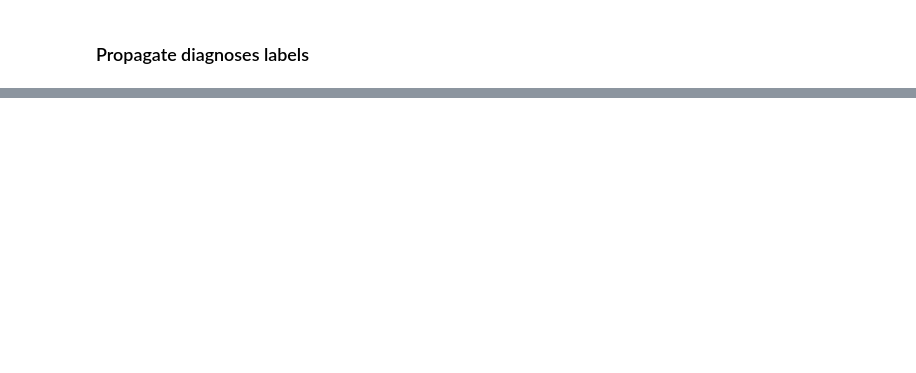
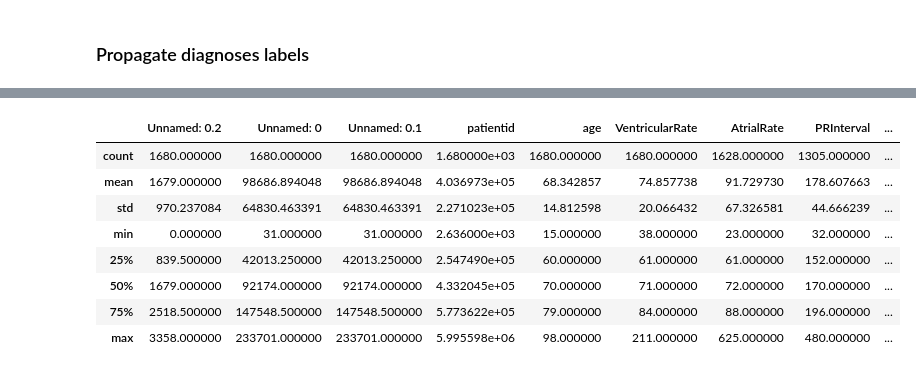
Before and after one commit to HeartWise-AI/DeepECG_Preprocess, a Jupyter notebook: DeepECG_GetFiles.ipynb, the cells around one changed output, grey strips where cells are left out. Cells and saved outputs as stored; diff of their text form; code cells hidden in the pictures; blank space fills up the shorter version.

```diff
--- a/DeepECG_GetFiles.ipynb
+++ b/DeepECG_GetFiles.ipynb
@@ -776,2 +978,14 @@ Columns in df1 that are not in df2: {'Diag', 'RestingECG_Diagnosis_DiagnosisStat
 # %%
 df_ecg_sampled = pd.read_csv("data/20221002_ECG_mod_diagnosis_sampled_3600.csv")
+df_ecg_sampled = df_ecg_sampled.groupby(['Diagnosis']).first()
+display(df_ecg_sampled.describe())
+# %% [output]
+|  | Unnamed: 0.2 | Unnamed: 0 | Unnamed: 0.1 | patientid | age | VentricularRate | AtrialRate | PRInterval | ... |
+| count | 1680.000000 | 1680.000000 | 1680.000000 | 1.680000e+03 | 1680.000000 | 1680.000000 | 1628.000000 | 1305.000000 | ... |
+| mean | 1679.000000 | 98686.894048 | 98686.894048 | 4.036973e+05 | 68.342857 | 74.857738 | 91.729730 | 178.607663 | ... |
+| std | 970.237084 | 64830.463391 | 64830.463391 | 2.271023e+05 | 14.812598 | 20.066432 | 67.326581 | 44.666239 | ... |
+| min | 0.000000 | 31.000000 | 31.000000 | 2.636000e+03 | 15.000000 | 38.000000 | 23.000000 | 32.000000 | ... |
+| 25% | 839.500000 | 42013.250000 | 42013.250000 | 2.547490e+05 | 60.000000 | 61.000000 | 61.000000 | 152.000000 | ... |
+| 50% | 1679.000000 | 92174.000000 | 92174.000000 | 4.332045e+05 | 70.000000 | 71.000000 | 72.000000 | 170.000000 | ... |
+| 75% | 2518.500000 | 147548.500000 | 147548.500000 | 5.773622e+05 | 79.000000 | 84.000000 | 88.000000 | 196.000000 | ... |
+| max | 3358.000000 | 233701.000000 | 233701.000000 | 5.995598e+06 | 98.000000 | 211.000000 | 625.000000 | 480.000000 | ... |
```
Also changed, not shown: parts of 52 cells of this notebook.
